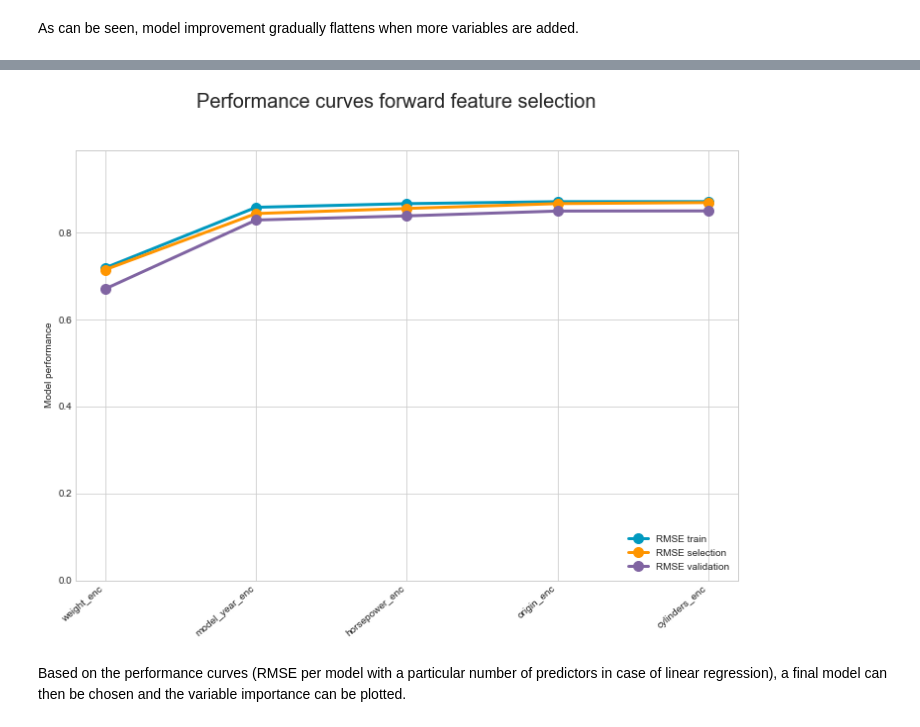
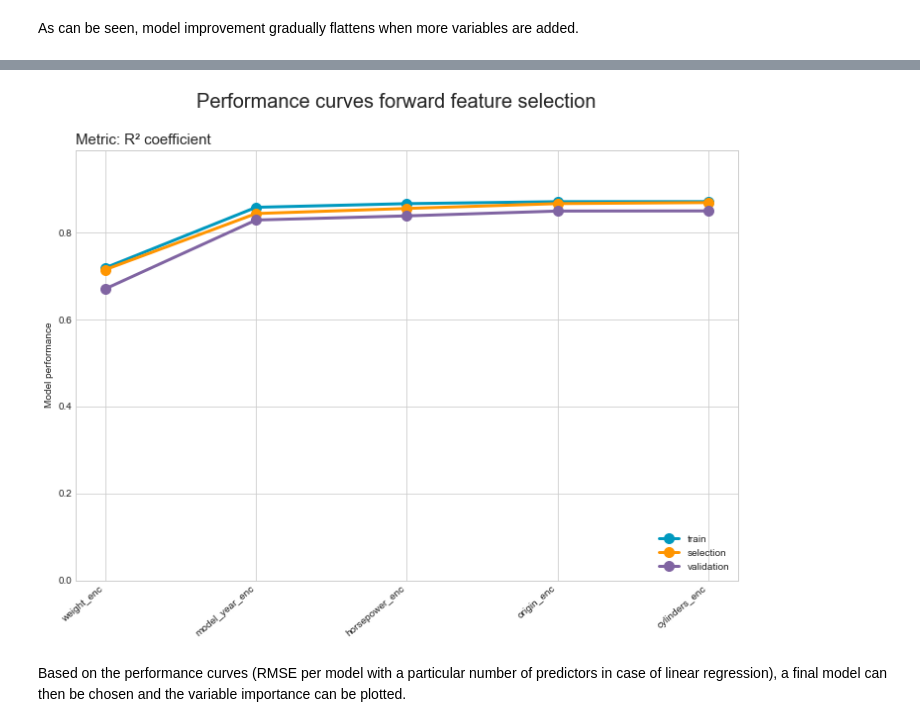
Before and after one commit to PythonPredictions/cobra, a Jupyter notebook: tutorials/tutorial_Cobra_linear_regression.ipynb, the cells around one changed output, grey strips where cells are left out. Drawn from its saved outputs; the diff is of its cells as text; code cells hidden in the pictures.

Commit message:
metric_name arg in plot_performance_curves

```diff
--- a/tutorials/tutorial_Cobra_linear_regression.ipynb
+++ b/tutorials/tutorial_Cobra_linear_regression.ipynb
@@ -385,11 +385,11 @@ plot_performance_curves(performances)
 # %%
 # one can also compute using another metric function and plot the according performance curves
 performances_ = (forward_selection
                 .compute_model_performances(basetable, target_column_name=target_col,
                                             metric=metrics.r2_score))
-plot_performance_curves(performances_)
+plot_performance_curves(performances_, metric_name="R\N{SUPERSCRIPT TWO} coefficient")
 # %% [output]
-[figure, old version]
+[figure, new version]
 # %% [markdown]
 Based on the performance curves (RMSE per model with a particular number of predictors in case of linear regression), a final model can then be chosen and the variable importance can be plotted.
 # %%
```
Also changed, not shown: parts of 9 cells of this notebook, 1 other file.
